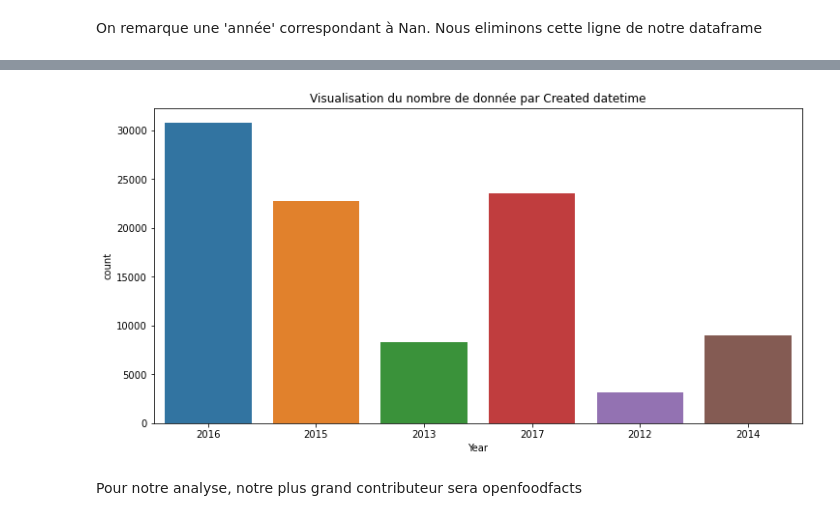
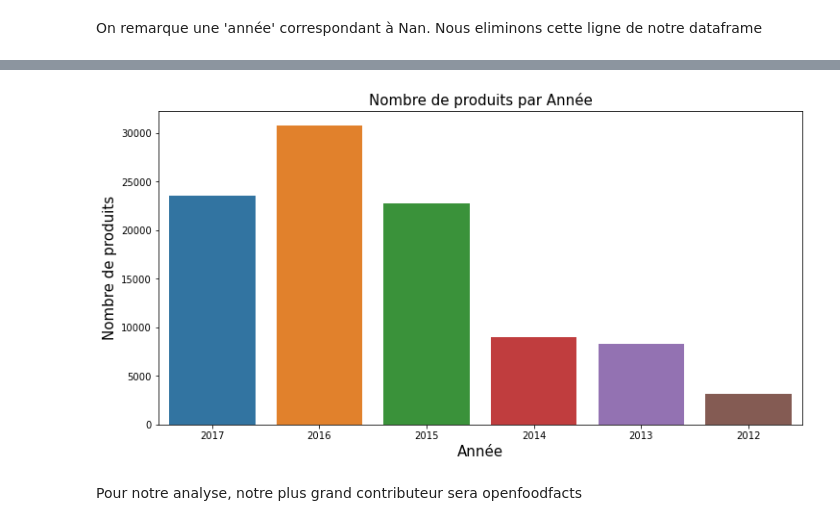
Before and after one commit to Antoine-LR/Python, a Jupyter notebook: RUDULIER_Antoine_1_notebook_nettoyage_122022.ipynb, the cells around one changed output, grey strips where cells are left out. Drawn from its saved outputs; the diff is of its cells as text; code cells hidden in the pictures.

```diff
--- a/RUDULIER_Antoine_1_notebook_nettoyage_122022.ipynb
+++ b/RUDULIER_Antoine_1_notebook_nettoyage_122022.ipynb
@@ -293,11 +289,14 @@ df.drop([187478], axis=0, inplace=True)
 # %%
 ## Visualisation du nombre de donnée par Created datetime
 # %%
-fig = plt.figure(figsize=(12,6))
-sns.countplot(x=df["Year"]).set(title='Visualisation du nombre de donnée par Created datetime')
+fig = plt.figure(figsize=(12, 6))
+sns.countplot(x=df["Year"].sort_values(ascending=False))
+plt.xlabel('Année', fontsize=15)
+plt.ylabel('Nombre de produits', fontsize=15)
+plt.title('Nombre de produits par Année', fontsize=15)
 plt.show()
 # %% [output]
-[figure, old version]
+[figure, new version]
 # %% [markdown]
 Pour notre analyse, notre plus grand contributeur sera openfoodfacts
 # %%
```
Also changed, not shown: parts of 100 cells of this notebook.
